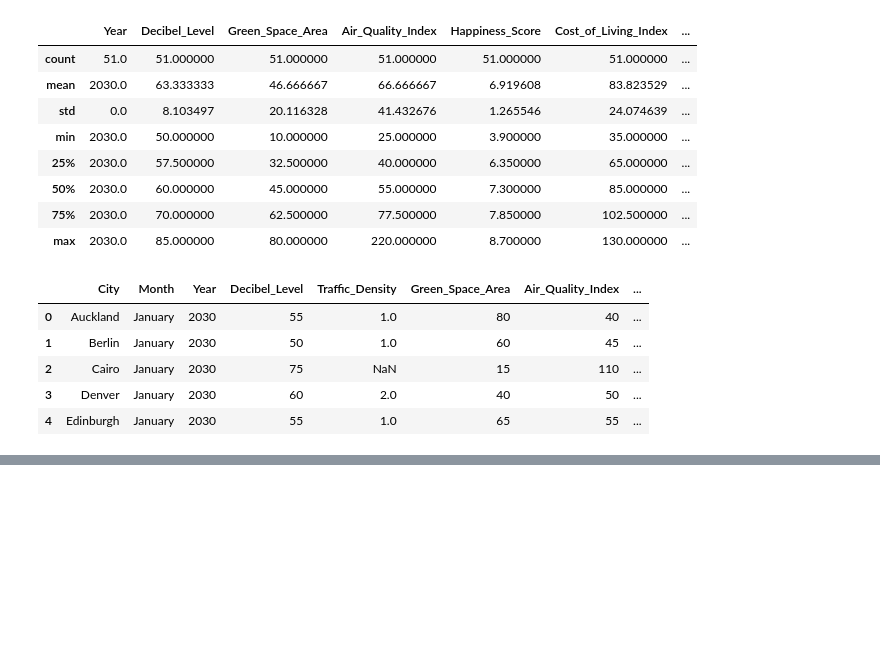
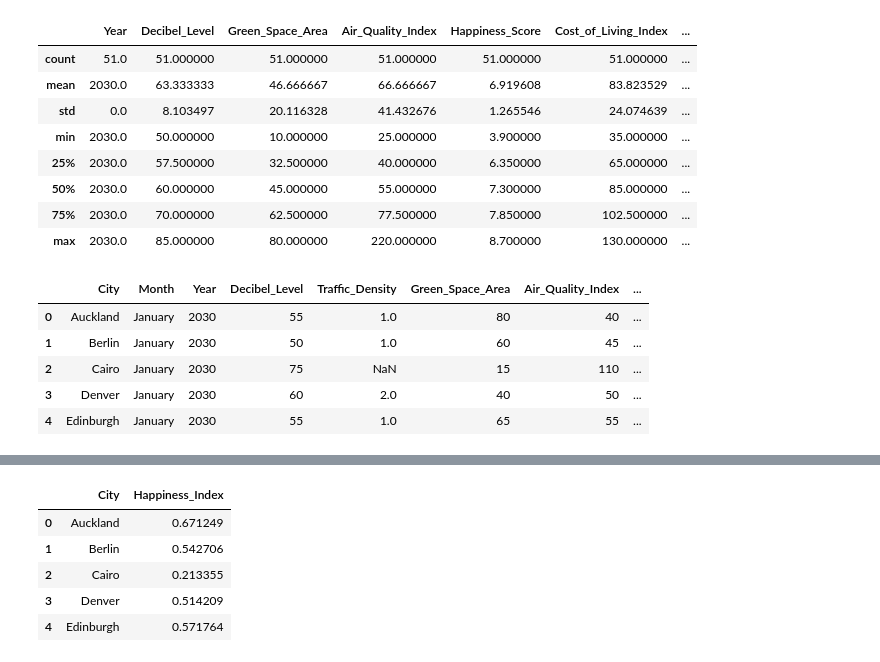
Before and after one commit to sejal-sali/data_analysis_visualisation_project, a Jupyter notebook: City_Happiness_Analysis.ipynb, the cells around one changed output, grey strips where cells are left out. Saved outputs shown, nothing was run; the diff lists cells and outputs as text; code cells hidden in the pictures; blank space fills up the shorter version.

```diff
--- a/City_Happiness_Analysis.ipynb
+++ b/City_Happiness_Analysis.ipynb
@@ -113,0 +167,30 @@ df.dtypes
+# %%
+# Assign weights to each factor
+weights = {
+    'Happiness_Score': 0.3,
+    'Air_Quality_Index': 0.2,
+    'Green_Space_Area': 0.2,
+    'Cost_of_Living_Index': 0.1,
+    'Healthcare_Index': 0.1,
+    'Traffic_Density': 0.05,
+    'Decibel_Level': 0.05
+}
+
+# Compute the composite happiness index
+df['Happiness_Index'] = (df['Happiness_Score'] * weights['Happiness_Score'] +
+                          df['Air_Quality_Index'] * weights['Air_Quality_Index'] +
+                          df['Green_Space_Area'] * weights['Green_Space_Area'] +
+                          df['Cost_of_Living_Index'] * weights['Cost_of_Living_Index'] +
+                          df['Healthcare_Index'] * weights['Healthcare_Index'] +
+                          df['Traffic_Density'] * weights['Traffic_Density'] +
+                          df['Decibel_Level'] * weights['Decibel_Level'])
+
+# Display the cities with their computed happiness index
+df[['City', 'Happiness_Index']].head()
+# %% [output]
+|  | City | Happiness_Index |
+| 0 | Auckland | 0.671249 |
+| 1 | Berlin | 0.542706 |
+| 2 | Cairo | 0.213355 |
+| 3 | Denver | 0.514209 |
+| 4 | Edinburgh | 0.571764 |
```
Also changed, not shown: parts of 4 cells of this notebook.
